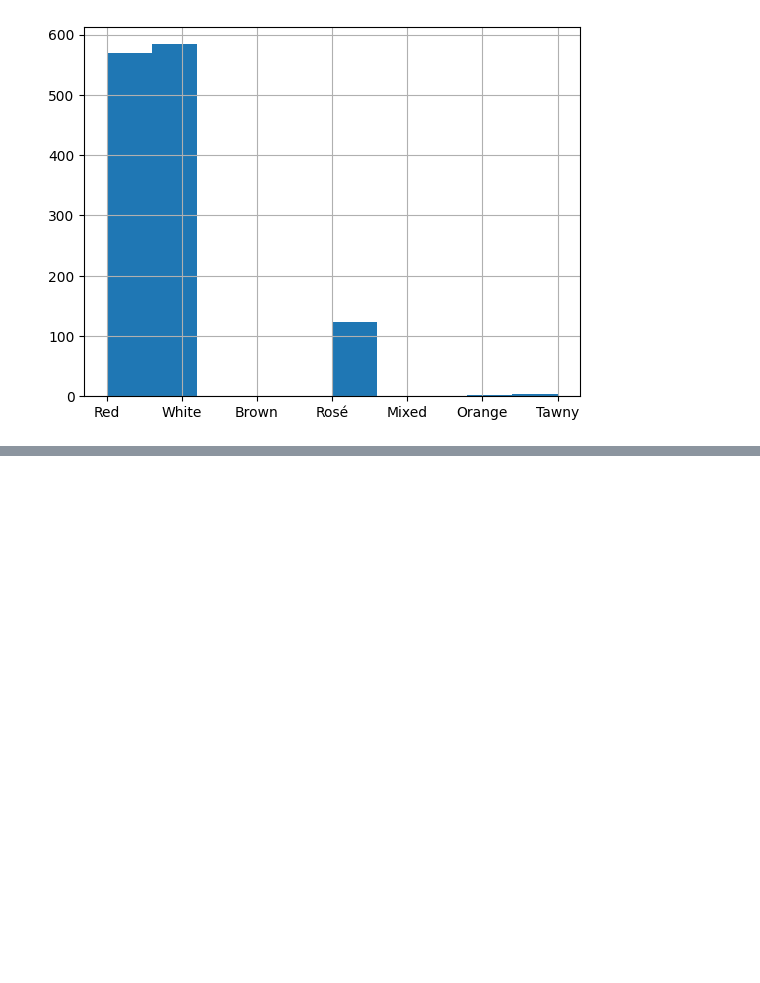
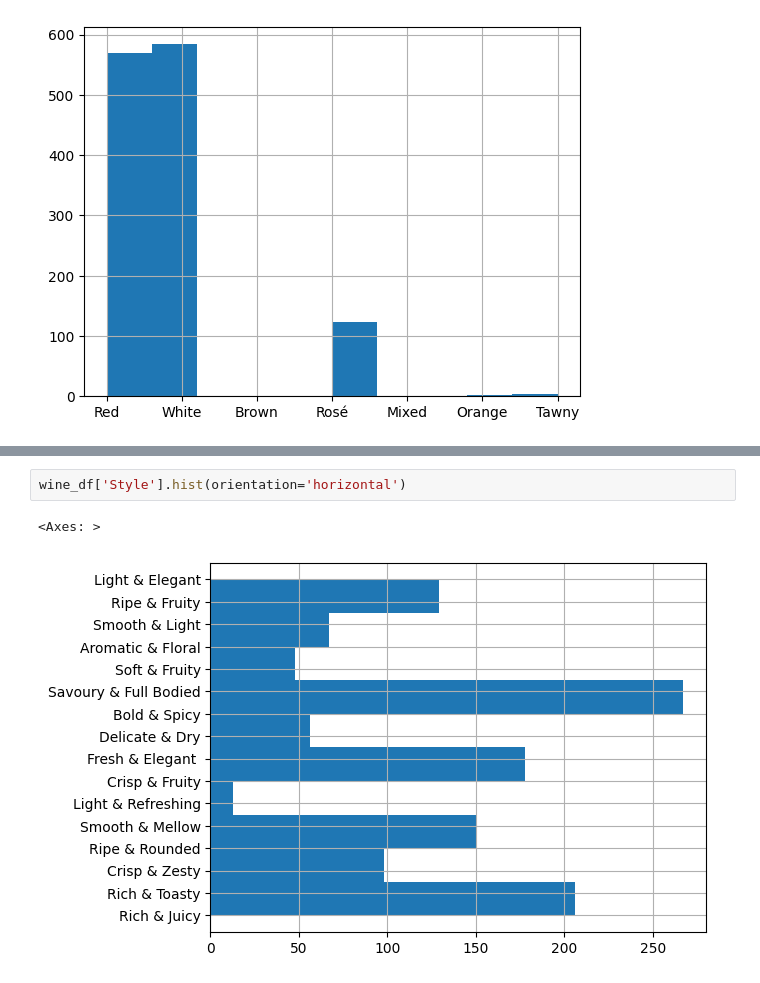
Before and after one commit to umarkhan2000/ProgramProjects, a Jupyter notebook: Wine/Wine.ipynb, the cells around one changed output, grey strips where cells are left out. Drawn from its saved outputs; the diff is of its cells as text; blank space fills up the shorter version.

```diff
--- a/Wine/Wine.ipynb
+++ b/Wine/Wine.ipynb
@@ -52,0 +98,5 @@ wine_df["Type"].hist()
+# %%
+wine_df['Style'].hist(orientation='horizontal')
+# %% [output]
+<Axes: >
+[figure, added]
```
Also changed, not shown: parts of 9 cells of this notebook.
